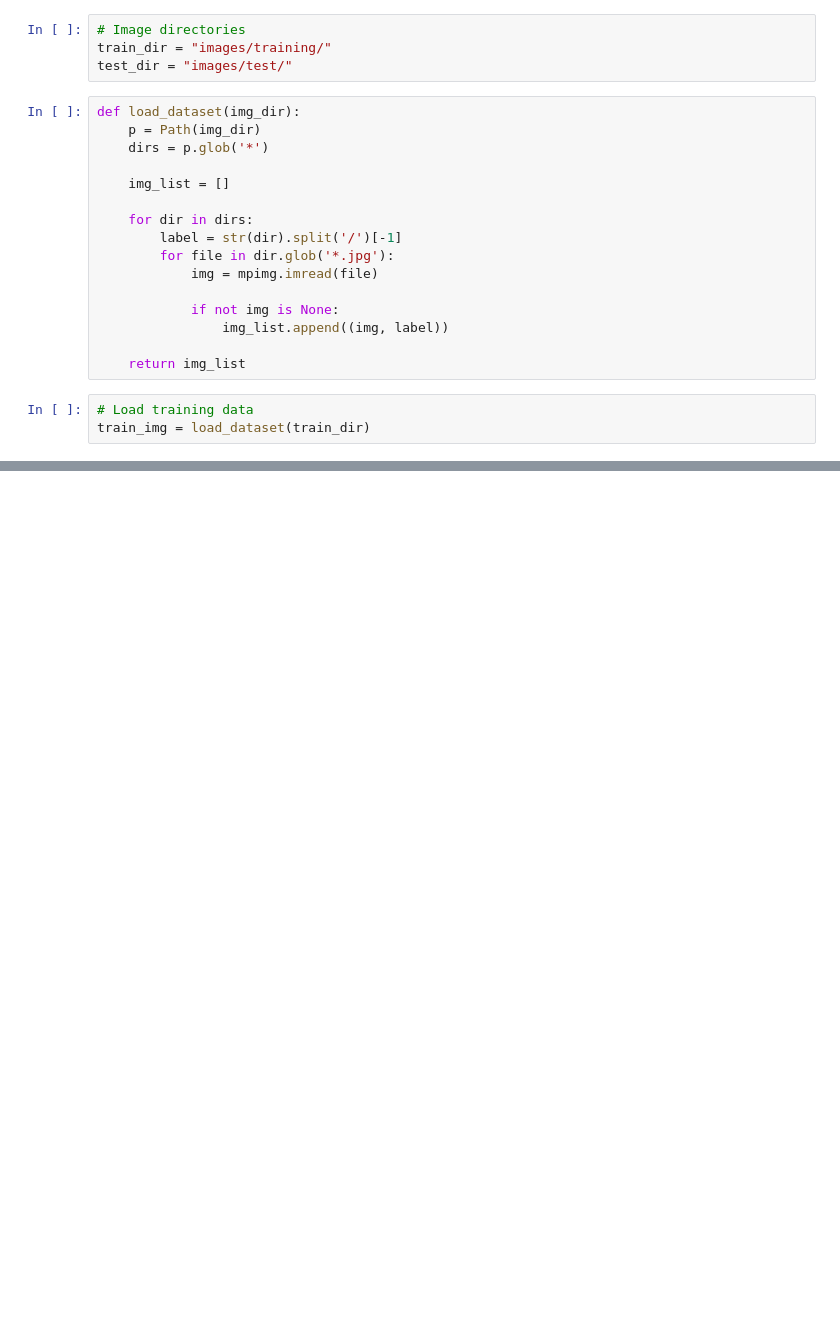
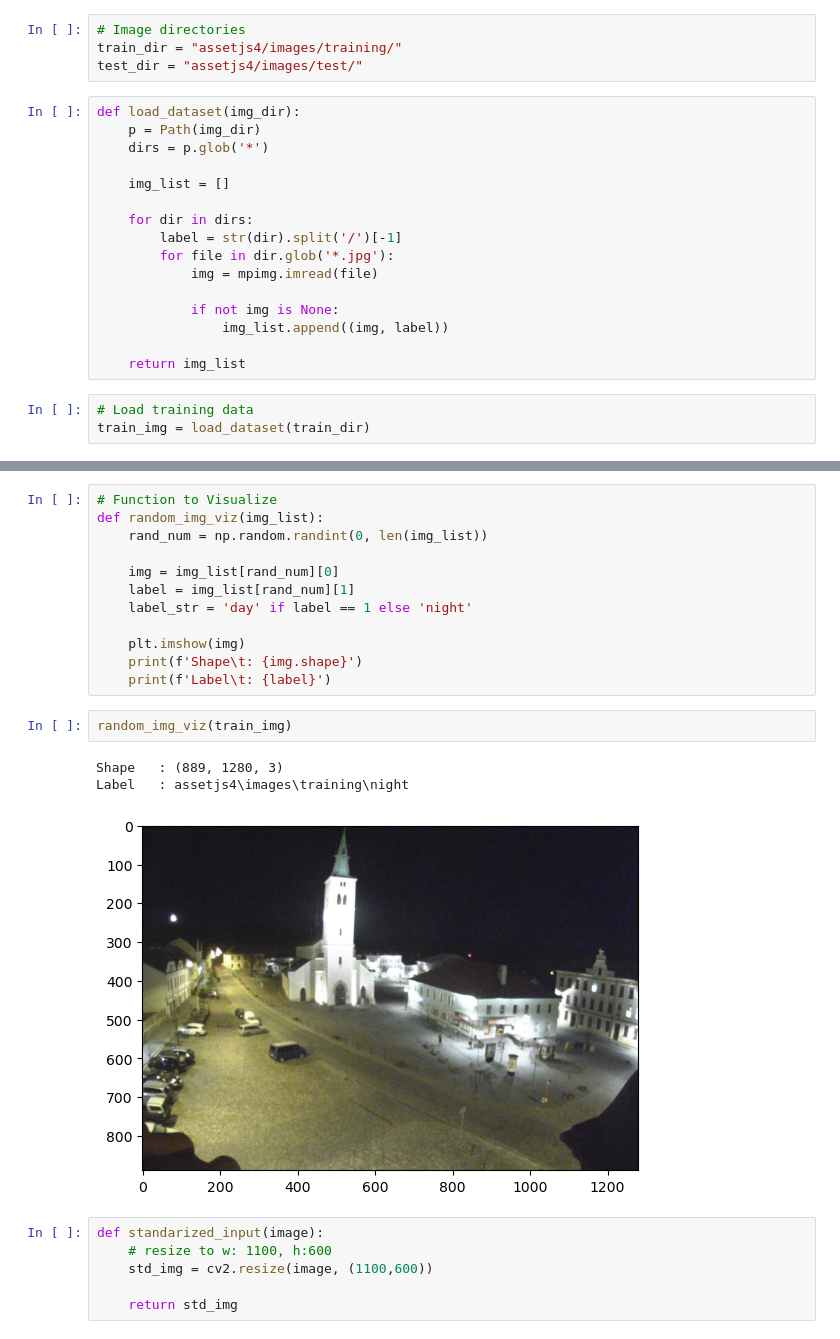
Before and after one commit to yogiannanf/PembelajaranMesin, a Jupyter notebook: Praktikum4_Klasifikasi.ipynb, the cells around one changed output, grey strips where cells are left out. Cells and saved outputs as stored; diff of their text form; blank space fills up the shorter version.

```diff
--- a/Praktikum4_Klasifikasi.ipynb
+++ b/Praktikum4_Klasifikasi.ipynb
@@ -695,8 +695,8 @@ import numpy as np
 import pandas as pd
 # %%
 # Image directories
-train_dir = "images/training/"
-test_dir = "images/test/"
+train_dir = "assetjs4/images/training/"
+test_dir = "assetjs4/images/test/"
 # %%
 def load_dataset(img_dir):
     p = Path(img_dir)
@@ -718,0 +751,24 @@ train_img = load_dataset(train_dir)
+# %%
+# Function to Visualize
+def random_img_viz(img_list):
+    rand_num = np.random.randint(0, len(img_list))
+
+    img = img_list[rand_num][0]
+    label = img_list[rand_num][1]
+    label_str = 'day' if label == 1 else 'night'
+
+    plt.imshow(img)
+    print(f'Shape\t: {img.shape}')
+    print(f'Label\t: {label}')
+# %%
+random_img_viz(train_img)
+# %% [output]
+Shape   : (889, 1280, 3)
+Label   : assetjs4\images\training\night
+[figure, added]
+# %%
+def standarized_input(image):
+    # resize to w: 1100, h:600
+    std_img = cv2.resize(image, (1100,600))
+
+    return std_img
```
Also changed, not shown: parts of 4 cells of this notebook.
